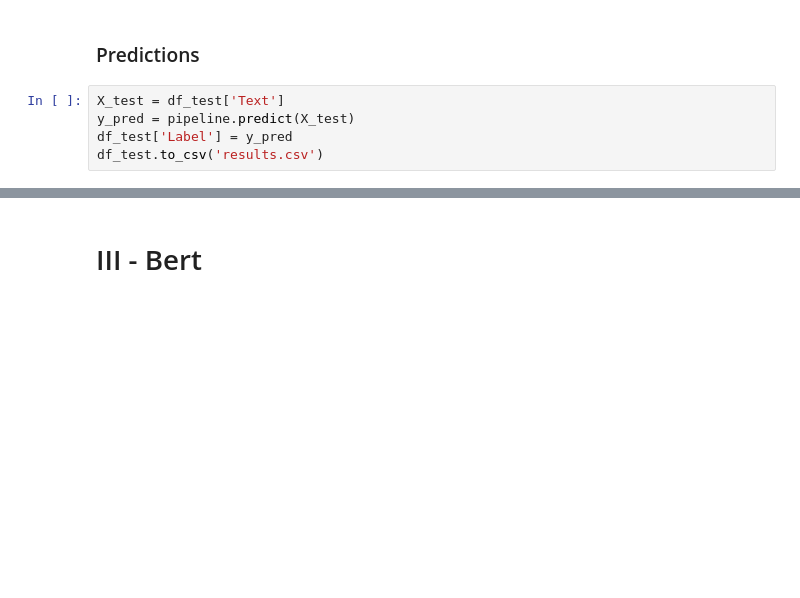
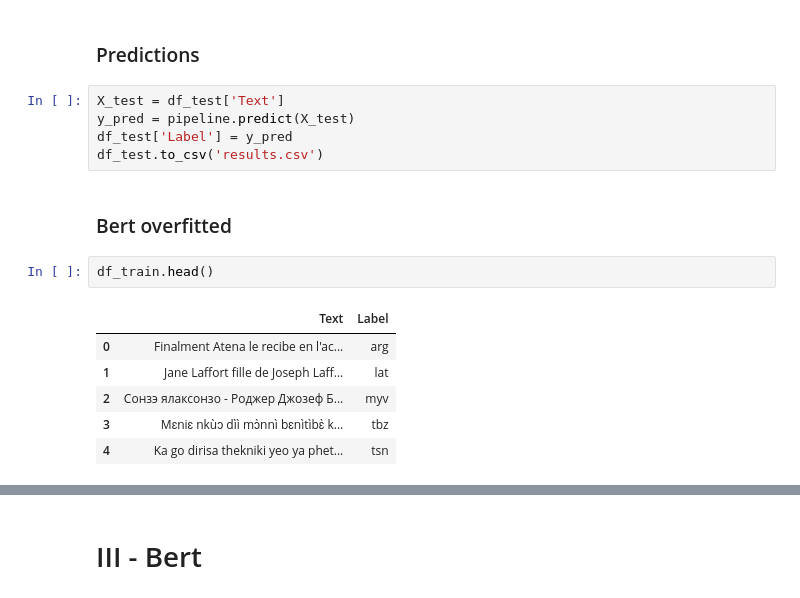
Before and after one commit to louislhotte/nlp-cs-2025, a Jupyter notebook: kaggle_v2.ipynb, the cells around one changed output, grey strips where cells are left out. Drawn from its saved outputs; the diff is of its cells as text; blank space fills up the shorter version.

Commit message:
Modification of notebook with a new try on Bert, but under-performed. Overfitting is probable

```diff
--- a/kaggle_v2.ipynb
+++ b/kaggle_v2.ipynb
@@ -416,3 +466,14 @@ X_test = df_test['Text']
 y_pred = pipeline.predict(X_test)
 df_test['Label'] = y_pred
 df_test.to_csv('results.csv')
+# %% [markdown]
+### Bert overfitted
+# %%
+df_train.head()
+# %% [output]
+|  | Text | Label |
+| 0 | Finalment Atena le recibe en l'ac... | arg |
+| 1 | Jane Laffort fille de Joseph Laff... | lat |
+| 2 | Сонзэ ялаксонзо - Роджер Джозеф Б... | myv |
+| 3 | Mɛniɛ nkùɔ dìì mɔ̀nnì bɛnìtìbɛ̀ k... | tbz |
+| 4 | Ka go dirisa thekniki yeo ya phet... | tsn |
```
Also changed, not shown: parts of 9 cells of this notebook, 3 other files.
